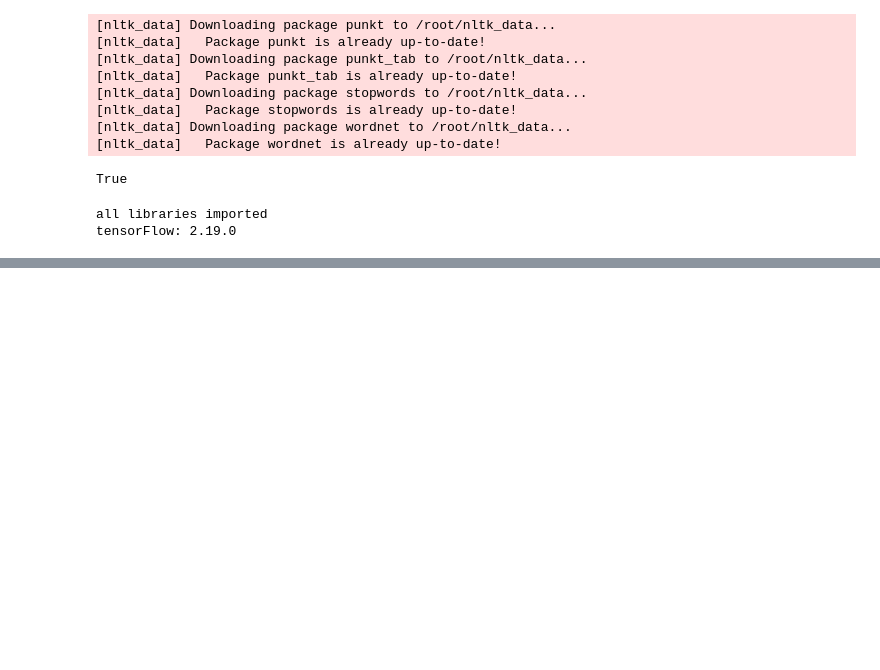
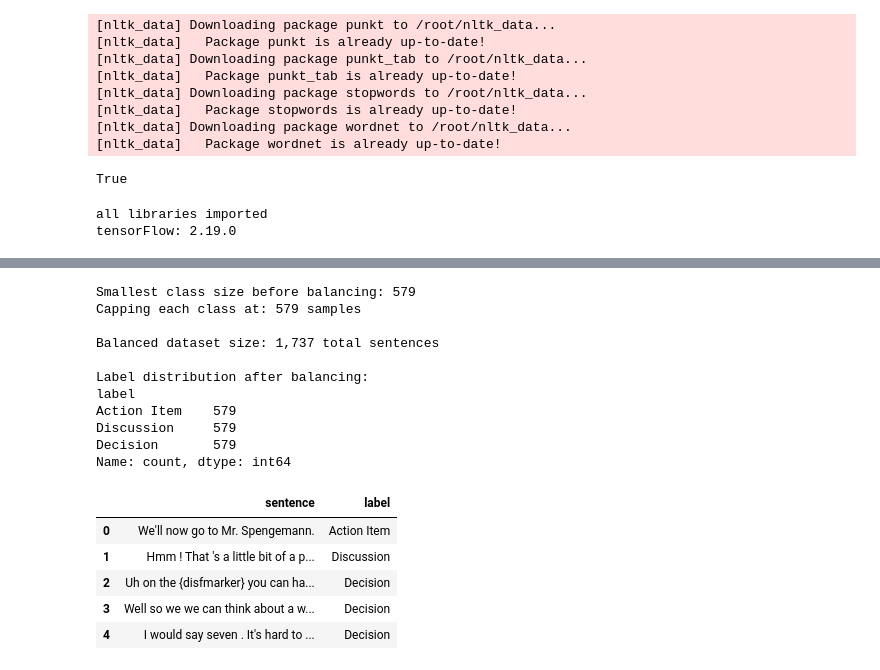
Before and after one commit to faizan-tnvr004/AI-Based-Meeting-Transcript-Organizer, a Jupyter notebook: AI_Deliverable_2.ipynb, the cells around one changed output, grey strips where cells are left out. Cells and saved outputs as stored; diff of their text form; code cells hidden in the pictures; blank space fills up the shorter version.

Commit message:
loaded dataset, extracted sentences, and balanced dataset

```diff
--- a/AI_Deliverable_2.ipynb
+++ b/AI_Deliverable_2.ipynb
@@ -82,0 +272,46 @@ total sentences:  5169
+# %%
+# Find the size of the smallest class
+min_class_size = df['label'].value_counts().min()
+if min_class_size < 500:
+    cap = min_class_size
+else:
+    cap = 2000
+print(f"Smallest class size before balancing: {min_class_size}")
+
+# Cap at a reasonable number to keep training fast on Colab
+# If the smallest class has fewer than 500, use that; otherwise cap at 2000
+cap = min(min_class_size, 2000)
+print(f"Capping each class at: {cap} samples")
+
+# Sample each class
+df_balanced = (
+    df.groupby('label', group_keys=False)
+      .apply(lambda x: x.sample(min(len(x), cap), random_state=42))
+      .reset_index(drop=True)
+)
+
+# Shuffle the whole DataFrame
+df_balanced = df_balanced.sample(frac=1, random_state=42).reset_index(drop=True)
+
+print(f"\nBalanced dataset size: {len(df_balanced):,} total sentences")
+print("\nLabel distribution after balancing:")
+print(df_balanced['label'].value_counts())
+df_balanced.head()
+# %% [output]
+Smallest class size before balancing: 579
+Capping each class at: 579 samples
+
+Balanced dataset size: 1,737 total sentences
+
+Label distribution after balancing:
+label
+Action Item    579
+Discussion     579
+Decision       579
+Name: count, dtype: int64
+|  | sentence | label |
+| 0 | We'll now go to Mr. Spengemann. | Action Item |
+| 1 | Hmm ! That 's a little bit of a p... | Discussion |
+| 2 | Uh on the {disfmarker} you can ha... | Decision |
+| 3 | Well so we we can think about a w... | Decision |
+| 4 | I would say seven . It's hard to ... | Decision |
```
Also changed, not shown: parts of 3 cells of this notebook.
